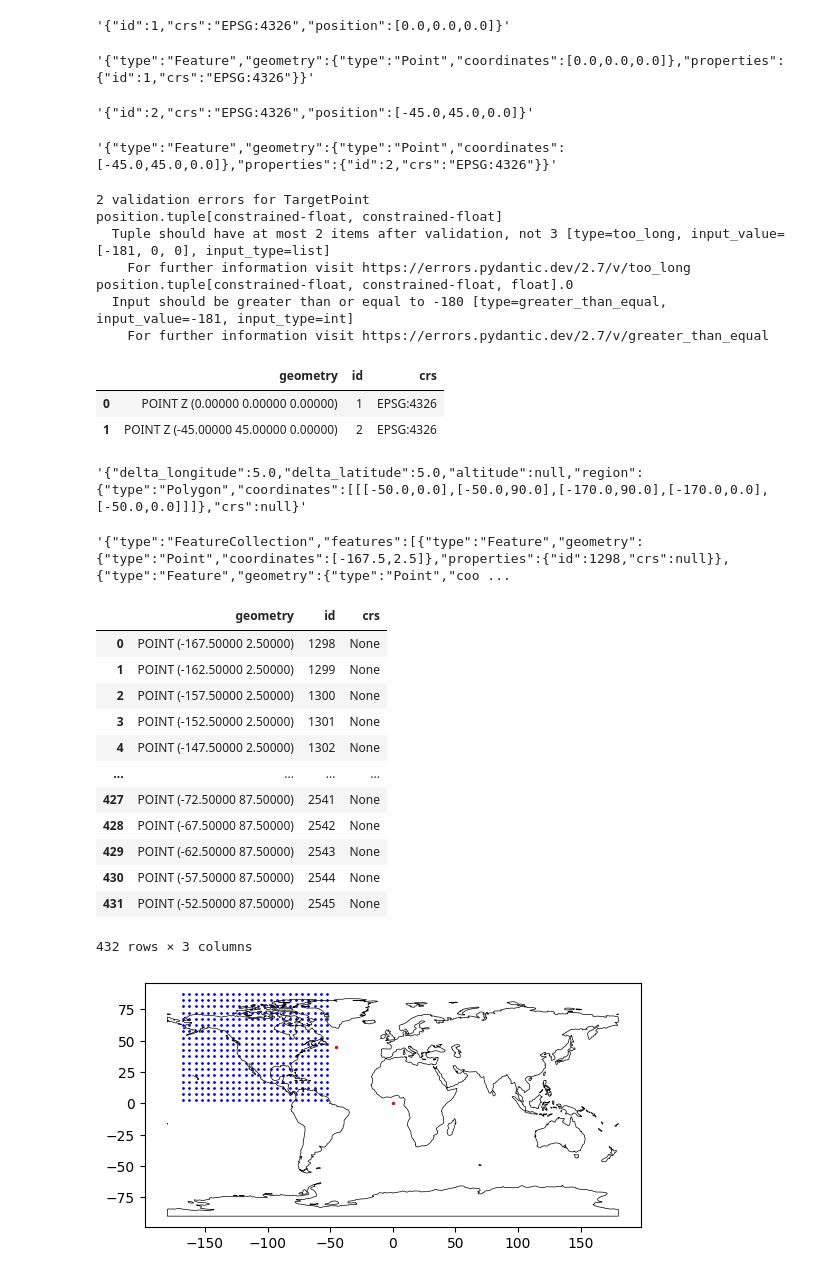
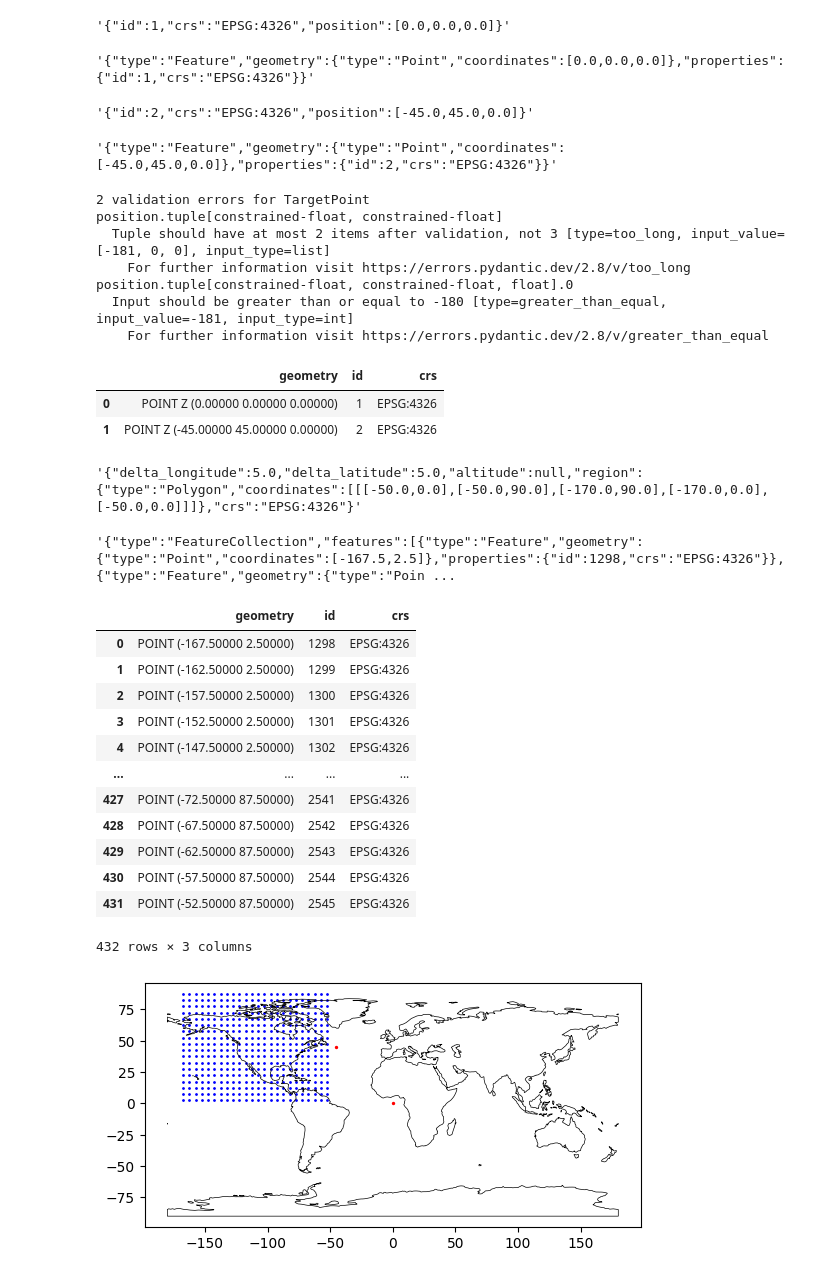
Before and after one commit to eose-tools-org/eose-api, a Jupyter notebook: src/point-example.ipynb, the cells around one changed output. Saved outputs shown, nothing was run; the diff lists cells and outputs as text; code cells hidden in the pictures.

```diff
--- a/src/point-example.ipynb
+++ b/src/point-example.ipynb
@@ -31,7 +31,8 @@ except ValidationError as err:
 
 # example transformation to a GeoDataFrame
 targets = gpd.GeoDataFrame.from_features(
-    FeatureCollection(features=[p.as_feature() for p in [p1, p2]])
+    FeatureCollection(features=[p.as_feature() for p in [p1, p2]]),
+    crs="EPSG:4326" # bugfix rquired for geopandas < 0.14
 )
 display(targets)  # display GeoDataFrame
 # %% [output]
@@ -42,42 +43,45 @@ display(targets)  # display GeoDataFrame
 2 validation errors for TargetPoint
 position.tuple[constrained-float, constrained-float]
   Tuple should have at most 2 items after validation, not 3 [type=too_long, input_value=[-181, 0, 0], input_type=list]
-    For further information visit https://errors.pydantic.dev/2.7/v/too_long
+    For further information visit https://errors.pydantic.dev/2.8/v/too_long
 position.tuple[constrained-float, constrained-float, float].0
   Input should be greater than or equal to -180 [type=greater_than_equal, input_value=-181, input_type=int]
-    For further information visit https://errors.pydantic.dev/2.7/v/greater_than_equal
+    For further information visit https://errors.pydantic.dev/2.8/v/greater_than_equal
 |  | geometry | id | crs |
 | 0 | POINT Z (0.00000 0.00000 0.00000) | 1 | EPSG:4326 |
 | 1 | POINT Z (-45.00000 45.00000 0.00000) | 2 | EPSG:4326 |
 # %%
 from eose.grids import UniformAngularGrid
 from shapely.geometry import box, mapping
 
 # constructing an object model
 g = UniformAngularGrid(
-    delta_latitude=5, delta_longitude=5, region=mapping(box(-170, 0, -50, 90))
+    delta_latitude=5, delta_longitude=5, region=mapping(box(-170, 0, -50, 90)), crs="EPSG:4326"
 )
 display(g.model_dump_json())  # display EOSE JSON
 display(g.as_features().model_dump_json())  # display GeoJSON
 
 # example transformation to a GeoDataFrame
-grid = g.as_dataframe()
+grid = gpd.GeoDataFrame.from_features(
+    g.as_features(),
+    crs="EPSG:4326" # bugfix rquired for geopandas < 0.14
+)
 display(grid)  # display GeoDataFrame
 # %% [output]
-'{"delta_longitude":5.0,"delta_latitude":5.0,"altitude":null,"region":{"type":"Polygon","coordinates":[[[-50.0,0.0],[-50.0,90.0],[-170.0,90.0],[-170.0,0.0],[-50.0,0.0]]]},"crs":null}'
+'{"delta_longitude":5.0,"delta_latitude":5.0,"altitude":null,"region":{"type":"Polygon","coordinates":[[[-50.0,0.0],[-50.0,90.0],[-170.0,90.0],[-170.0,0.0],[-50.0,0.0]]]},"crs":"EPSG:4326"}'
-'{"type":"FeatureCollection","features":[{"type":"Feature","geometry":{"type":"Point","coordinates":[-167.5,2.5]},"properties":{"id":1298,"crs":null}},{"type":"Feature","geometry":{"type":"Point","coo ...
+'{"type":"FeatureCollection","features":[{"type":"Feature","geometry":{"type":"Point","coordinates":[-167.5,2.5]},"properties":{"id":1298,"crs":"EPSG:4326"}},{"type":"Feature","geometry":{"type":"Poin ...
 |  | geometry | id | crs |
-| 0 | POINT (-167.50000 2.50000) | 1298 | None |
-| 1 | POINT (-162.50000 2.50000) | 1299 | None |
-| 2 | POINT (-157.50000 2.50000) | 1300 | None |
-| 3 | POINT (-152.50000 2.50000) | 1301 | None |
-| 4 | POINT (-147.50000 2.50000) | 1302 | None |
+| 0 | POINT (-167.50000 2.50000) | 1298 | EPSG:4326 |
+| 1 | POINT (-162.50000 2.50000) | 1299 | EPSG:4326 |
+| 2 | POINT (-157.50000 2.50000) | 1300 | EPSG:4326 |
+| 3 | POINT (-152.50000 2.50000) | 1301 | EPSG:4326 |
+| 4 | POINT (-147.50000 2.50000) | 1302 | EPSG:4326 |
 | ... | ... | ... | ... |
-| 427 | POINT (-72.50000 87.50000) | 2541 | None |
-| 428 | POINT (-67.50000 87.50000) | 2542 | None |
-| 429 | POINT (-62.50000 87.50000) | 2543 | None |
-| 430 | POINT (-57.50000 87.50000) | 2544 | None |
-| 431 | POINT (-52.50000 87.50000) | 2545 | None |
+| 427 | POINT (-72.50000 87.50000) | 2541 | EPSG:4326 |
+| 428 | POINT (-67.50000 87.50000) | 2542 | EPSG:4326 |
+| 429 | POINT (-62.50000 87.50000) | 2543 | EPSG:4326 |
+| 430 | POINT (-57.50000 87.50000) | 2544 | EPSG:4326 |
+| 431 | POINT (-52.50000 87.50000) | 2545 | EPSG:4326 |
 432 rows × 3 columns
 # %%
 import matplotlib.pyplot as plt
```
Also changed, not shown: 10 other files.
